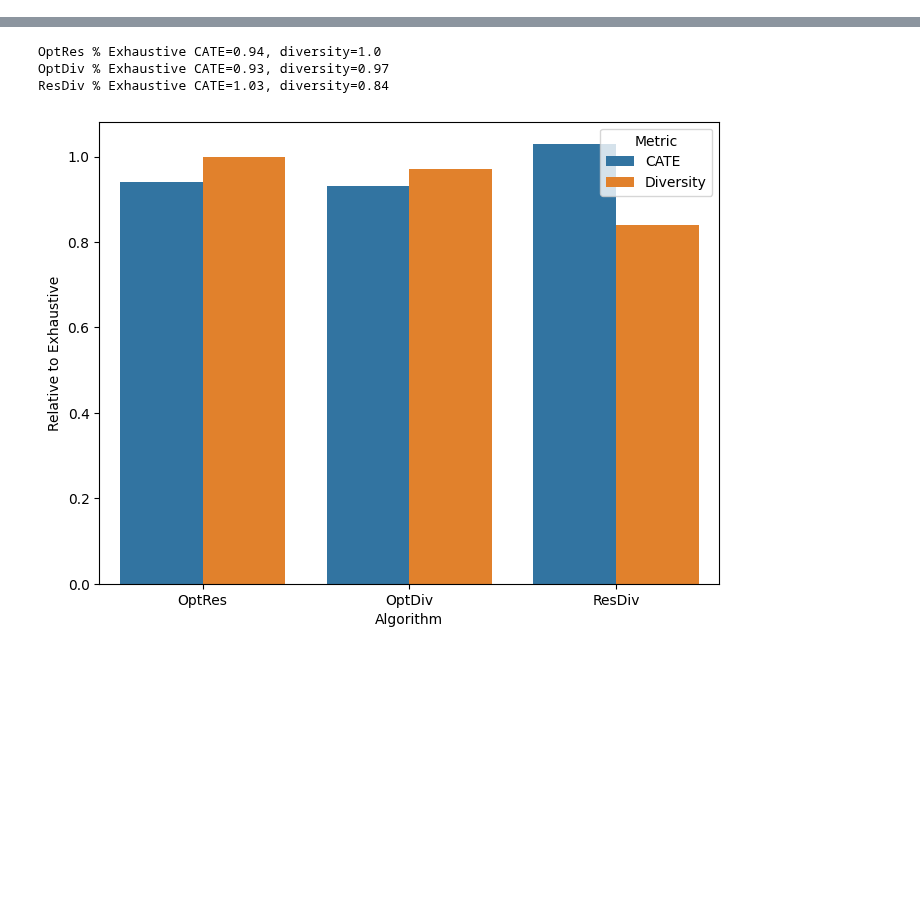
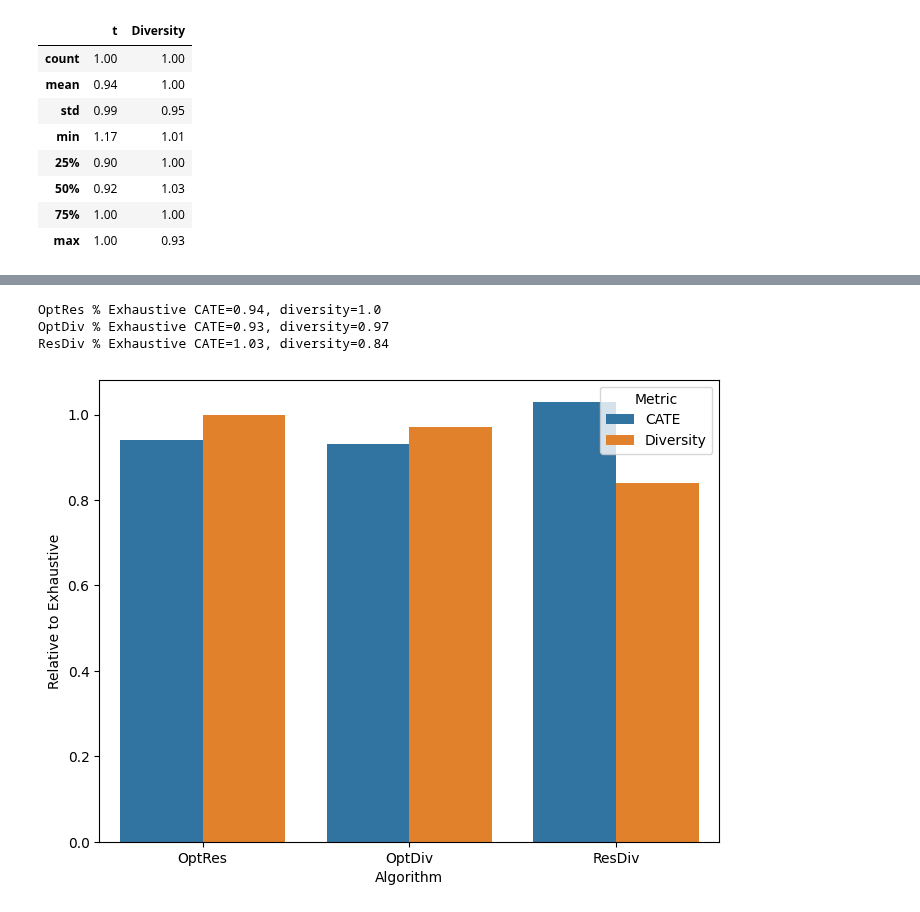
Before and after one commit to antonismand/Query-Driven-Data-Exploration-with-Heterogeneous-Treatment-Effects, a Jupyter notebook: experiments/exhaustive.ipynb, the cells around one changed output, grey strips where cells are left out. Saved outputs shown, nothing was run; the diff lists cells and outputs as text; code cells hidden in the pictures; blank space fills up the shorter version.

```diff
--- a/experiments/exhaustive.ipynb
+++ b/experiments/exhaustive.ipynb
@@ -34,7 +86,13 @@ exp.plots(hue='estimator', rotation=30)
 # %%
 def compare_to_exhaustive(alg, exhaustive):
     s = exp.scores
-    CATE = round(s[s['Top-K Algorithm']==alg]['t'].mean()/s[s['Top-K Algorithm']==exhaustive]['t'].mean(), 2)
-    diversity = round(s[s['Top-K Algorithm']==alg]['Diversity'].mean()/s[s['Top-K Algorithm']==exhaustive]['Diversity'].mean(),2)
-    print(f"{alg} % Exhaustive {CATE=}, {diversity=}")
-    return CATE, diversity
+    # Mean
+    CATE_mean = round(s[s['Top-K Algorithm']==alg]['t'].mean()/s[s['Top-K Algorithm']==exhaustive]['t'].mean(), 2)
+    diversity_mean = round(s[s['Top-K Algorithm']==alg]['Diversity'].mean()/s[s['Top-K Algorithm']==exhaustive]['Diversity'].mean(),2)
+    # Percentiles
+    CATE_10 = round(s[s['Top-K Algorithm']==alg]['t'].quantile(0.10)/s[s['Top-K Algorithm']==exhaustive]['t'].quantile(0.10), 2)
+    CATE_90 = round(s[s['Top-K Algorithm']==alg]['t'].quantile(0.90)/s[s['Top-K Algorithm']==exhaustive]['t'].quantile(0.90), 2)
+    diversity_10 = round(s[s['Top-K Algorithm']==alg]['Diversity'].quantile(0.10)/s[s['Top-K Algorithm']==exhaustive]['Diversity'].quantile(0.10),2)
+    diversity_90 = round(s[s['Top-K Algorithm']==alg]['Diversity'].quantile(0.90)/s[s['Top-K Algorithm']==exhaustive]['Diversity'].quantile(0.90),2)
+    print(f"{alg} % Exhaustive {CATE_mean=}, {CATE_10=}, {CATE_90=}, {diversity_mean=}, {diversity_10=}, {diversity_90=}")
+    return (CATE_mean, CATE_10, CATE_90), (diversity_mean, diversity_10, diversity_90)
@@ -40,0 +114,28 @@ def compare_to_exhaustive(alg, exhaustive):
+# %%
+def compare_to_exhaustive(alg):
+    exhaustive = "Exhaustive" + alg
+    s = exp.scores
+
+    # Get describe for each
+    desc_alg = s[s['Top-K Algorithm'] == alg][['t', 'Diversity']].describe(percentiles=[0.25, 0.75])
+    desc_exh = s[s['Top-K Algorithm'] == exhaustive][['t', 'Diversity']].describe(percentiles=[0.25, 0.75])
+
+    # Compute ratio (alg / exhaustive)
+    ratio = desc_alg / desc_exh
+
+    # Round for readability
+    ratio = ratio.round(2)
+
+    return ratio
+# %%
+compare_to_exhaustive("DiCoR")
+# %% [output]
+|  | t | Diversity |
+| count | 1.00 | 1.00 |
+| mean | 0.94 | 1.00 |
+| std | 0.99 | 0.95 |
+| min | 1.17 | 1.01 |
+| 25% | 0.90 | 1.00 |
+| 50% | 0.92 | 1.03 |
+| 75% | 1.00 | 1.00 |
+| max | 1.00 | 0.93 |
```
Also changed, not shown: parts of 6 cells of this notebook, 2 other files.
